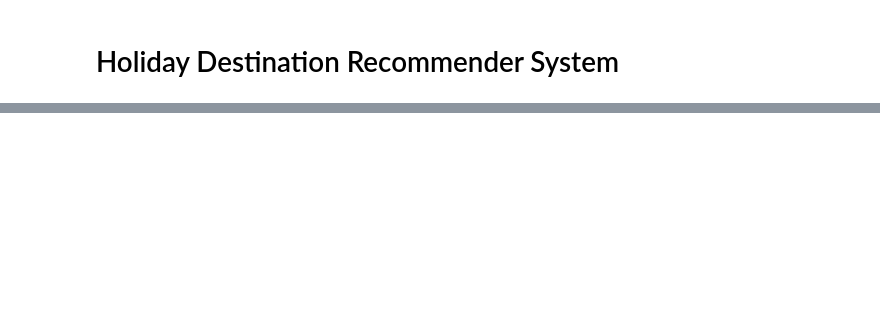
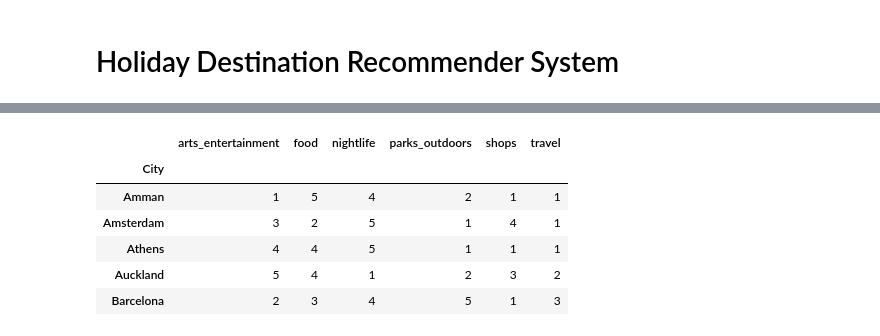
Before and after one commit to ArnaudCave/Coursera_Capstone, a Jupyter notebook: Holiday Recommender System.ipynb, the cells around one changed output, grey strips where cells are left out. Saved outputs shown, nothing was run; the diff lists cells and outputs as text; code cells hidden in the pictures; blank space fills up the shorter version.

```diff
--- a/Holiday Recommender System.ipynb
+++ b/Holiday Recommender System.ipynb
@@ -8,0 +170,10 @@ I would first need to determine a list of travel destinations. Entering "top 100
+# %%
+#First define input
+#Credentials are in a hidden cell
+VERSION = '20180605' # Foursquare API version
+LIMIT = 50 # limit of number of venues returned by Foursquare API
+radius = 500 # define radius
+
+#Then call the function
+City_venues = getNearbyVenues(names=df['City'],latitudes=df['Latitude'],longitudes=df['Longitude'])
+City_venues.head()
@@ -8,0 +187,15 @@ I would first need to determine a list of travel destinations. Entering "top 100
+# %%
+#The following piece of code is used to find how many venues of different types we have for each city
+
+City_onehot = pd.get_dummies(City_venues[['Venue Category']], prefix="", prefix_sep="") # one hot encoding
+
+City_onehot['City'] = City_venues['City'] # add city column back to dataframe
+
+fixed_columns = [City_onehot.columns[-1]] + list(City_onehot.columns[:-1]) # move city column to the first column
+City_onehot = City_onehot[fixed_columns]
+
+City_grouped = City_onehot.groupby('City').sum().reset_index() #Let's group rows by city and by taking the sum of occurrence of each category
+City_grouped['sum_venues'] = City_grouped.sum(axis=1)
+City_grouped = City_grouped.loc[City_grouped['sum_venues'] >= 50] #Exclude city where Foursquare might not be used a lot
+City_grouped = City_grouped.drop(['sum_venues','building','education','event'], axis  = 1).reset_index(drop = True) #Drop building, education and event due to low occurence
+City_grouped.head()
@@ -8,0 +209,14 @@ I would first need to determine a list of travel destinations. Entering "top 100
+# %%
+#The following piece of code is used to transform "occurence valiables" into quintile. This method of standardization has been chosen with regard to the ultimate goal of this project
+#which is to build a recommender system based on attributes of cities
+City_grouped_standard = pd.DataFrame()
+City_grouped_standard['arts_entertainment'] = pd.qcut(City_grouped['arts_entertainment'], 5, labels = [1,2,3,4,5])
+City_grouped_standard['food'] = pd.qcut(City_grouped['food'], 5, labels = [1,2,3,4,5])
+City_grouped_standard['nightlife'] = pd.qcut(City_grouped['nightlife'], 5, labels = [1,2,3,4,5])
+City_grouped_standard['parks_outdoors'] = pd.qcut(City_grouped['parks_outdoors'], 5, labels = [1,2,3,4,5])
+City_grouped_standard['shops'] = pd.qcut(City_grouped['shops'], 5, labels = [1,2,3,4,5])
+City_grouped_standard['travel'] = pd.qcut(City_grouped['travel'], 5, labels = [1,2,3,4,5])
+
+City_grouped_standard['City'] = City_grouped['City']
+City_grouped_standard = City_grouped_standard[['City','arts_entertainment','food','nightlife','parks_outdoors','shops','travel']] #re-arrange order of columns
+City_grouped_standard.head()
@@ -8,0 +352,14 @@ I would first need to determine a list of travel destinations. Entering "top 100
+# %%
+#Now, we have the weights for every of the user's preferences. This is known as the User Profile. Using this, we can recommend cities that satisfy the user's preferences.
+#Let's format the data to obtain a Venue Table
+VenueTable = City_grouped_standard
+VenueTable = VenueTable.set_index('City')
+VenueTable.head()
+# %% [output]
+|  | arts_entertainment | food | nightlife | parks_outdoors | shops | travel |
+| City |  |  |  |  |  |  |
+| Amman | 1 | 5 | 4 | 2 | 1 | 1 |
+| Amsterdam | 3 | 2 | 5 | 1 | 4 | 1 |
+| Athens | 4 | 4 | 5 | 1 | 1 | 1 |
+| Auckland | 5 | 4 | 1 | 2 | 3 | 2 |
+| Barcelona | 2 | 3 | 4 | 5 | 1 | 3 |
```
Also changed, not shown: parts of 25 cells of this notebook.
